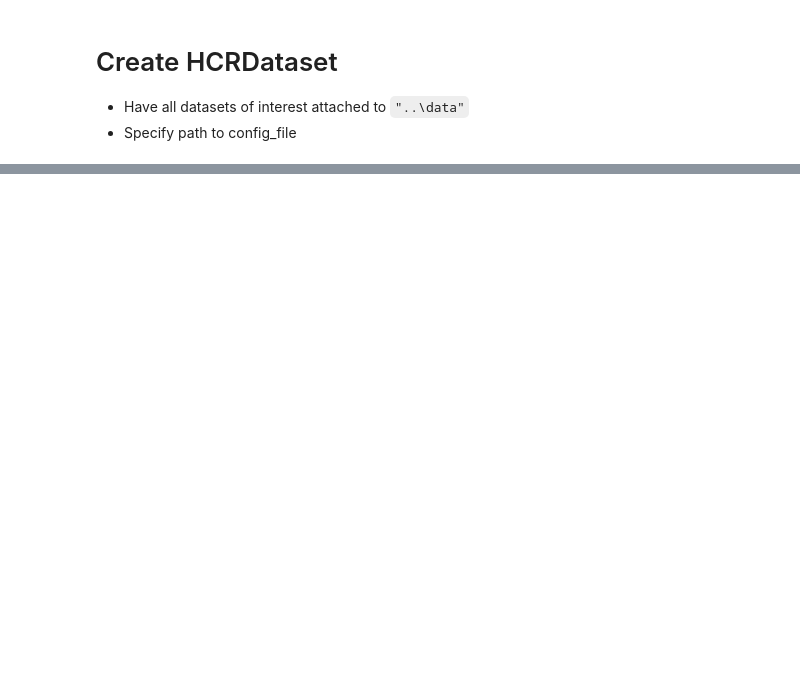
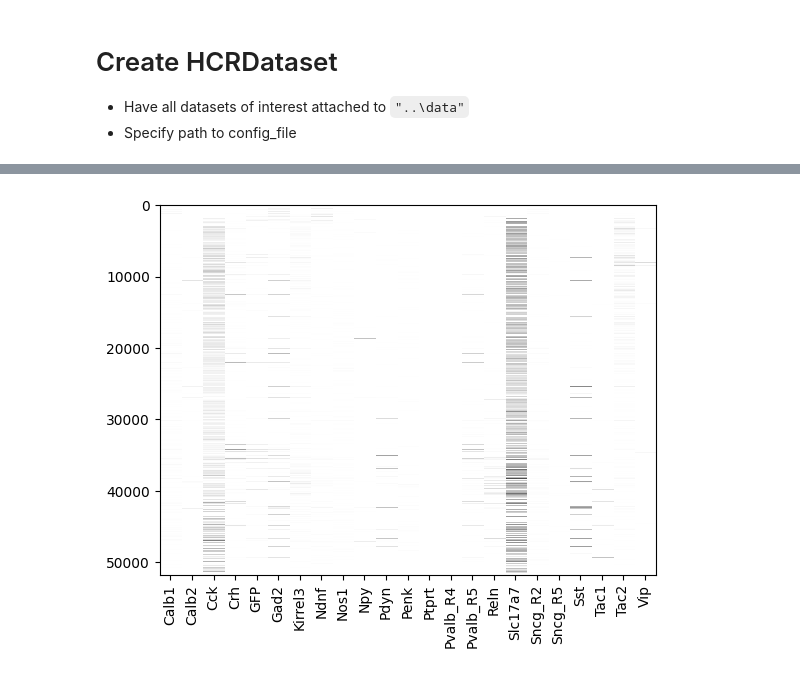
Before and after one commit to AllenNeuralDynamics/aind-hcr-data-loader, a Jupyter notebook: src/aind_hcr_data_loader/examples/hcr_dataset_usage.ipynb, the cells around one changed output, grey strips where cells are left out. Saved outputs shown, nothing was run; the diff lists cells and outputs as text; code cells hidden in the pictures; blank space fills up the shorter version.

```diff
--- a/src/aind_hcr_data_loader/examples/hcr_dataset_usage.ipynb
+++ b/src/aind_hcr_data_loader/examples/hcr_dataset_usage.ipynb
@@ -10,7 +15,7 @@ from pathlib import Path
 data_dir = Path("/root/capsule/data")
 config_path = "/src/aind-hcr-data-loader/src/aind_hcr_data_loader/examples/mouse_config_example.json"
 
-mouse_id = "788639-25" # must be in config file
+mouse_id = "747667" # must be in config file
 dataset = create_hcr_dataset_from_config(mouse_id,
                                          data_dir=data_dir,
                                          config_path=config_path)
@@ -52,0 +101,4 @@ mixed_cxg.head()
+# %%
+# Create cell-gene matrix from all rounds
+# Note: This will print genes found in each round and identify any duplicates
+cxg = dataset.create_cell_gene_matrix(unmixed=True)
@@ -52,0 +114,9 @@ mixed_cxg.head()
+# %%
+# invert colormap
+plt.imshow(cxg, aspect='auto', cmap='gray_r', interpolation='none')
+# add gene names from dataframe
+#plt.yticks(ticks=range(len(cxg.index)), labels=cxg.index)
+plt.xticks(ticks=range(len(cxg.columns)), labels=cxg.columns, rotation=90)
+plt.show()
+# %% [output]
+[figure, added]
```
Also changed, not shown: parts of 13 cells of this notebook, 1 other file.
